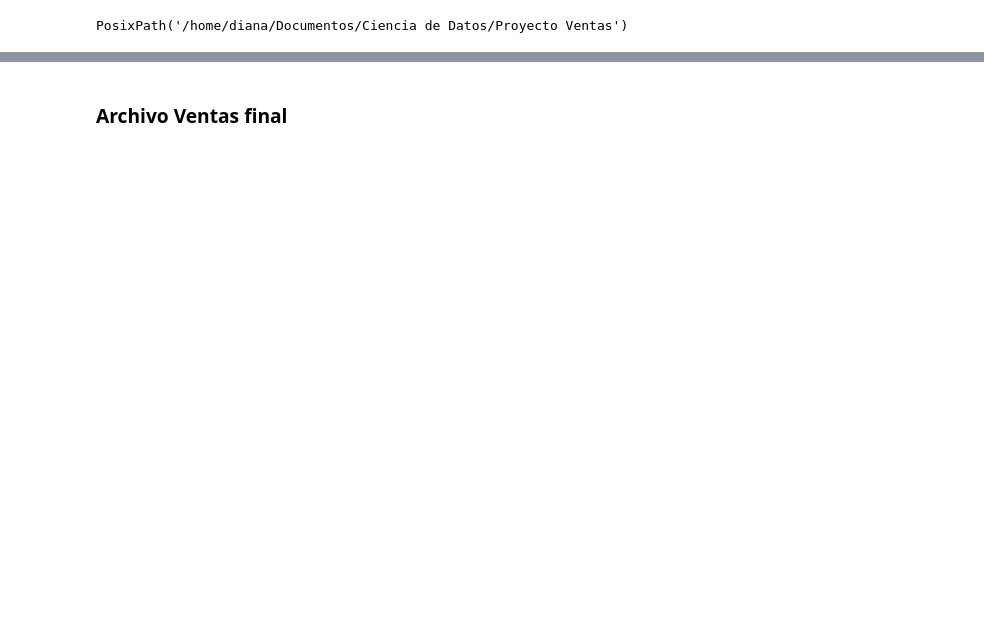
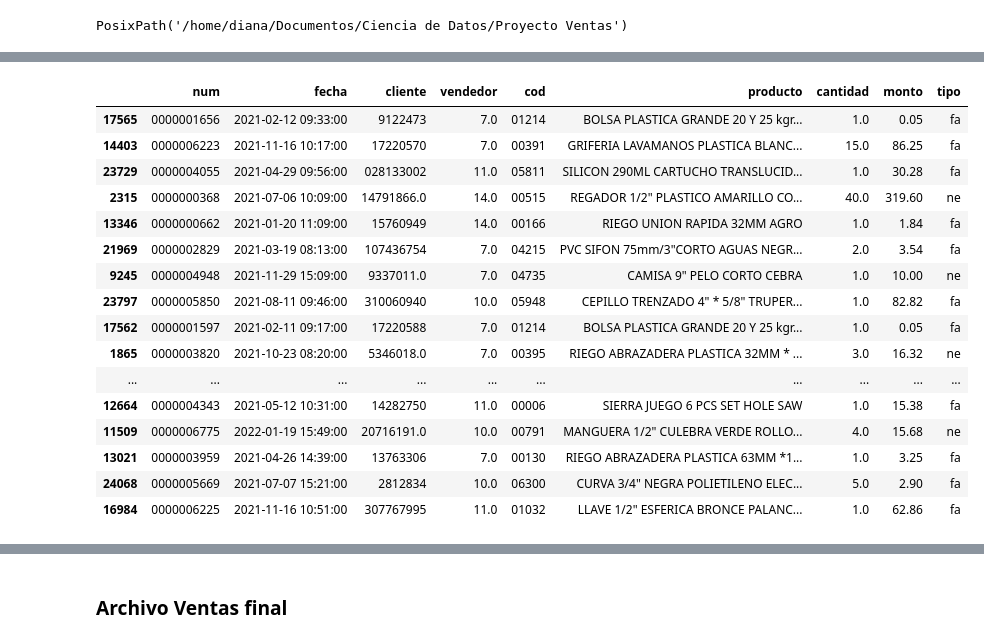
Before and after one commit to dchaconoca/proyecto-ventas, a Jupyter notebook: NB1_analisis_ventas.ipynb, the cells around one changed output, grey strips where cells are left out. Cells and saved outputs as stored; diff of their text form; code cells hidden in the pictures; blank space fills up the shorter version.

```diff
--- a/NB1_analisis_ventas.ipynb
+++ b/NB1_analisis_ventas.ipynb
@@ -146,0 +166,5 @@ memory usage: 651.5+ KB
+# %%
+tot_idx = df[df.Número.str.contains('Totales')].index
+#tot_idx
+df_aux = df.drop(tot_idx)
+df_aux
@@ -221,3 +282,24 @@ df_ventas
+# %%
+df_ventas = pd.DataFrame(result)
+df_ventas.sample(30)
+# %% [output]
+|  | num | fecha | cliente | vendedor | cod | producto | cantidad | monto | tipo |
+| 17565 | 0000001656 | 2021-02-12 09:33:00 | 9122473 | 7.0 | 01214 | BOLSA PLASTICA GRANDE 20 Y 25 kgr... | 1.0 | 0.05 | fa |
+| 14403 | 0000006223 | 2021-11-16 10:17:00 | 17220570 | 7.0 | 00391 | GRIFERIA LAVAMANOS PLASTICA BLANC... | 15.0 | 86.25 | fa |
+| 23729 | 0000004055 | 2021-04-29 09:56:00 | 028133002 | 11.0 | 05811 | SILICON 290ML CARTUCHO TRANSLUCID... | 1.0 | 30.28 | fa |
+| 2315 | 0000000368 | 2021-07-06 10:09:00 | 14791866.0 | 14.0 | 00515 | REGADOR 1/2" PLASTICO AMARILLO CO... | 40.0 | 319.60 | ne |
+| 13346 | 0000000662 | 2021-01-20 11:09:00 | 15760949 | 14.0 | 00166 | RIEGO UNION RAPIDA 32MM AGRO | 1.0 | 1.84 | fa |
+| 21969 | 0000002829 | 2021-03-19 08:13:00 | 107436754 | 7.0 | 04215 | PVC SIFON 75mm/3"CORTO AGUAS NEGR... | 2.0 | 3.54 | fa |
+| 9245 | 0000004948 | 2021-11-29 15:09:00 | 9337011.0 | 7.0 | 04735 | CAMISA 9" PELO CORTO CEBRA | 1.0 | 10.00 | ne |
+| 23797 | 0000005850 | 2021-08-11 09:46:00 | 310060940 | 10.0 | 05948 | CEPILLO TRENZADO 4" * 5/8" TRUPER... | 1.0 | 82.82 | fa |
+| 17562 | 0000001597 | 2021-02-11 09:17:00 | 17220588 | 7.0 | 01214 | BOLSA PLASTICA GRANDE 20 Y 25 kgr... | 1.0 | 0.05 | fa |
+| 1865 | 0000003820 | 2021-10-23 08:20:00 | 5346018.0 | 7.0 | 00395 | RIEGO ABRAZADERA PLASTICA 32MM * ... | 3.0 | 16.32 | ne |
+| ... | ... | ... | ... | ... | ... | ... | ... | ... | ... |
+| 12664 | 0000004343 | 2021-05-12 10:31:00 | 14282750 | 11.0 | 00006 | SIERRA JUEGO 6 PCS SET HOLE SAW | 1.0 | 15.38 | fa |
+| 11509 | 0000006775 | 2022-01-19 15:49:00 | 20716191.0 | 10.0 | 00791 | MANGUERA 1/2" CULEBRA VERDE ROLLO... | 4.0 | 15.68 | ne |
+| 13021 | 0000003959 | 2021-04-26 14:39:00 | 13763306 | 7.0 | 00130 | RIEGO ABRAZADERA PLASTICA 63MM *1... | 1.0 | 3.25 | fa |
+| 24068 | 0000005669 | 2021-07-07 15:21:00 | 2812834 | 10.0 | 06300 | CURVA 3/4" NEGRA POLIETILENO ELEC... | 5.0 | 2.90 | fa |
+| 16984 | 0000006225 | 2021-11-16 10:51:00 | 307767995 | 11.0 | 01032 | LLAVE 1/2" ESFERICA BRONCE PALANC... | 1.0 | 62.86 | fa |
 # %%
 df_ventas.describe()
 # %% [output]
```
Also changed, not shown: parts of 76 cells of this notebook, 5 other files.
